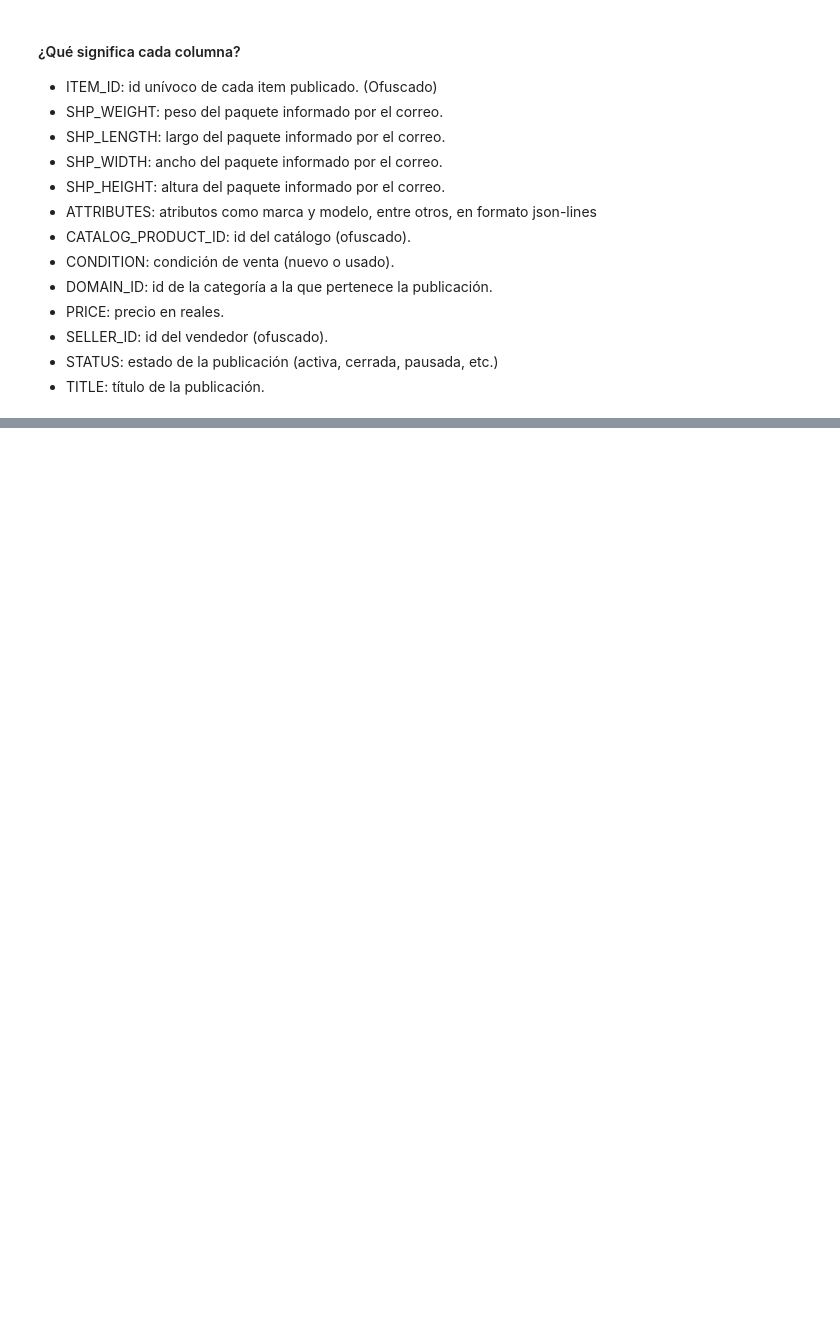
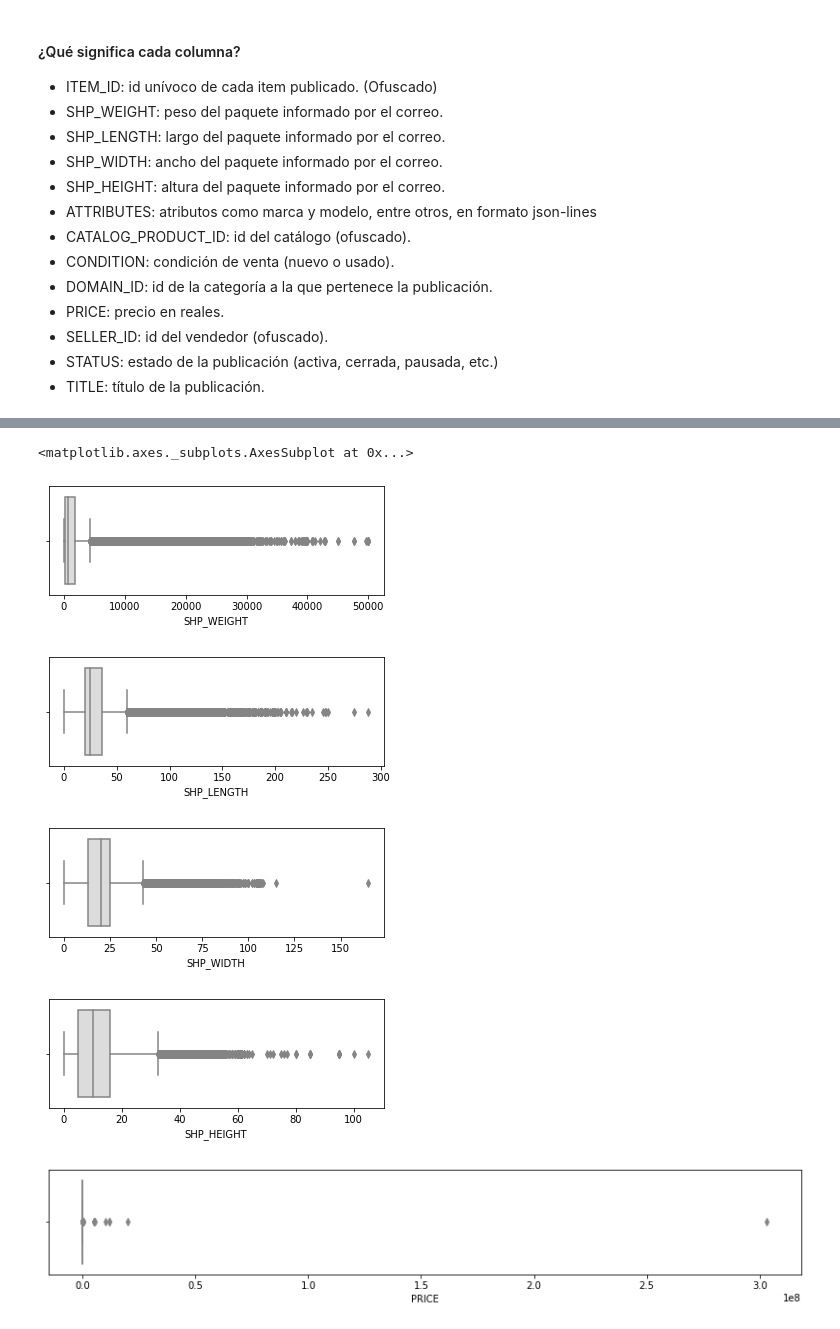
Before and after one commit to fyghero/mentoria_diplodatos2019, a Jupyter notebook: tp1/AnalisisVisualizacion.ipynb, the cells around one changed output, grey strips where cells are left out. Drawn from its saved outputs; the diff is of its cells as text; code cells hidden in the pictures; blank space fills up the shorter version.

```diff
--- a/tp1/AnalisisVisualizacion.ipynb
+++ b/tp1/AnalisisVisualizacion.ipynb
@@ -42,0 +53,6 @@ NameError: name 'df' is not defined
+# %%
+df = df.dropna(subset=['SHP_WEIGHT'])
+df = df.dropna(subset=['SHP_LENGTH'])
+df = df.dropna(subset=['SHP_WIDTH'])
+df = df.dropna(subset=['SHP_HEIGHT'])
+df.sample(3)
@@ -42,0 +90,18 @@ NameError: name 'df' is not defined
+# %%
+plt.figure(figsize=(6,2))
+seaborn.boxplot(x="SHP_WEIGHT", data=df, palette="coolwarm")
+plt.figure(figsize=(6,2))
+seaborn.boxplot(x="SHP_LENGTH", data=df, palette="coolwarm")
+plt.figure(figsize=(6,2))
+seaborn.boxplot(x="SHP_WIDTH", data=df, palette="coolwarm")
+plt.figure(figsize=(6,2))
+seaborn.boxplot(x="SHP_HEIGHT", data=df, palette="coolwarm")
+plt.figure(figsize=(14,2))
+seaborn.boxplot(x="PRICE", data=df, palette="coolwarm")
+# %% [output]
+<matplotlib.axes._subplots.AxesSubplot at 0x...>
+[figure, added]
+[figure, added]
+[figure, added]
+[figure, added]
+[figure, added]
```
Also changed, not shown: parts of 44 cells of this notebook.
